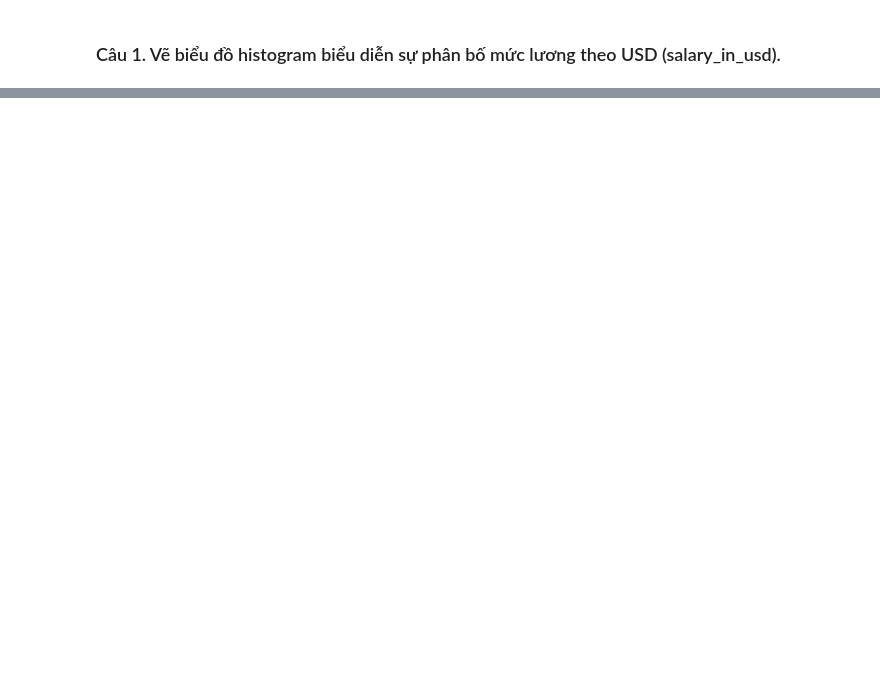
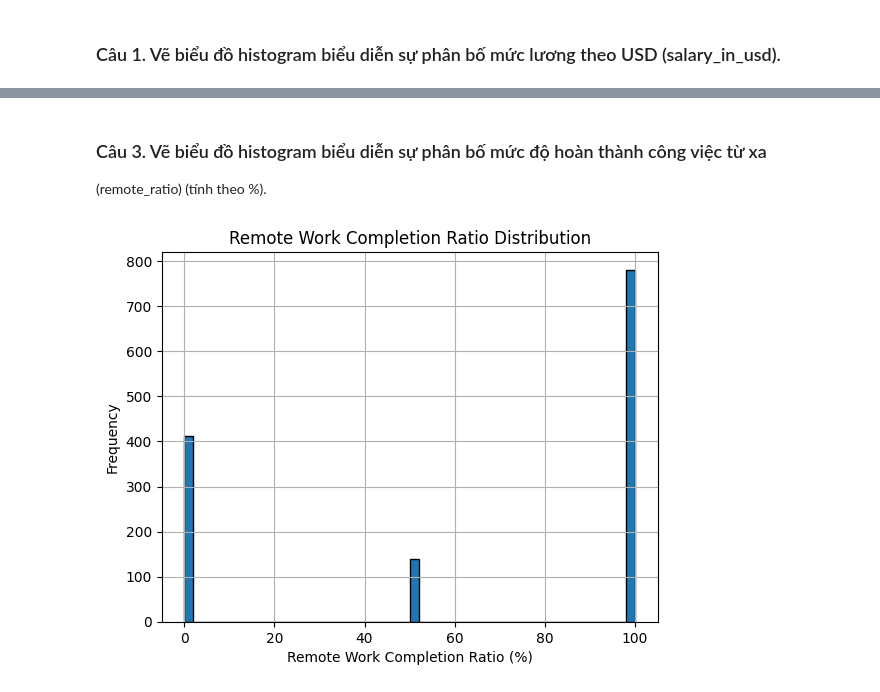
Before and after one commit to phat072/IE221_LAB, a Jupyter notebook: Tuan4/pandas_mat.ipynb, the cells around one changed output, grey strips where cells are left out. Drawn from its saved outputs; the diff is of its cells as text; code cells hidden in the pictures; blank space fills up the shorter version.

```diff
--- a/Tuan4/pandas_mat.ipynb
+++ b/Tuan4/pandas_mat.ipynb
@@ -45,0 +57,16 @@ plt.show()
+# %% [markdown]
+### Câu 3. Vẽ biểu đồ histogram biểu diễn sự phân bố mức độ hoàn thành công việc từ xa
+(remote_ratio) (tính theo %).
+# %%
+import matplotlib.pyplot as plt
+
+# Assuming df is your DataFrame and it has a column 'remote_ratio'
+df['remote_ratio'].hist(bins=50, edgecolor='black')
+
+plt.title('Remote Work Completion Ratio Distribution')
+plt.xlabel('Remote Work Completion Ratio (%)')
+plt.ylabel('Frequency')
+
+plt.show()
+# %% [output]
+[figure, added]
```
Also changed, not shown: parts of 29 cells of this notebook.
